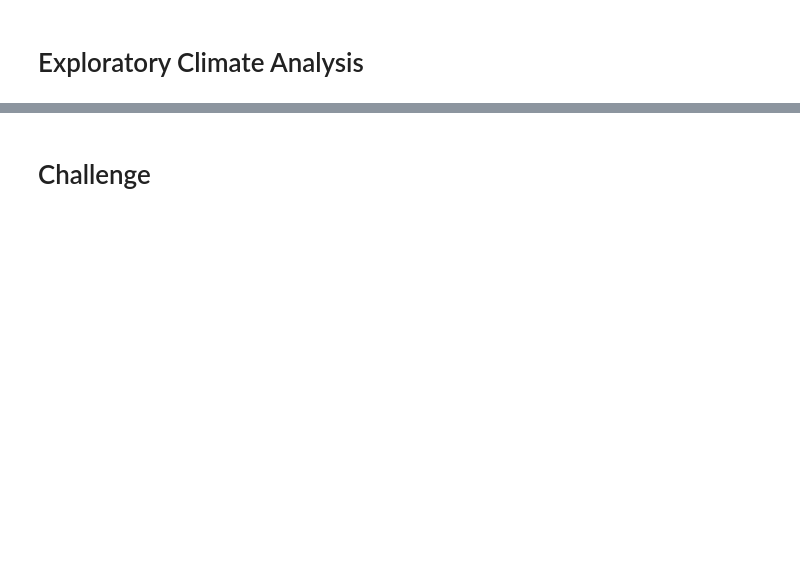
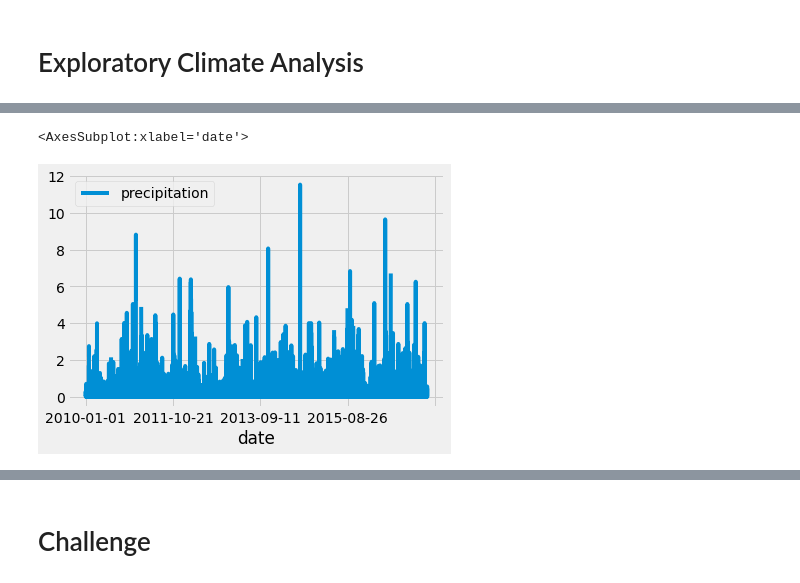
Before and after one commit to matschlue/surfs_up, a Jupyter notebook: climate_analysis.ipynb, the cells around one changed output, grey strips where cells are left out. Drawn from its saved outputs; the diff is of its cells as text; code cells hidden in the pictures; blank space fills up the shorter version.

```diff
--- a/climate_analysis.ipynb
+++ b/climate_analysis.ipynb
@@ -46,0 +48,5 @@ Base = automap_base()
+# %%
+# Perform a query to retrieve the data and precipitation scores
+results = []
+results = session.query(Measurement.date, Measurement.prcp)
+print(results.all())
@@ -46,0 +55,4 @@ Base = automap_base()
+# %%
+# Save the query results as a Pandas DataFrame and save query results in 2 columns, date and precipitation
+df = pd.DataFrame(results, columns=['date','precipitation'])
+print(df)
@@ -46,0 +74,3 @@ Base = automap_base()
+# %%
+# Save the query results as a Pandas DataFrame and set the index to the date column by using set_index() function
+df.set_index(df['date'], inplace=True)
@@ -46,0 +117,4 @@ Base = automap_base()
+# %%
+# Sort the dataframe by date
+df = df.sort_index()
+print(df.to_string(index=False))
@@ -47,2 +139,6 @@ Base = automap_base()
 # %%
 # Use Pandas to calcualte the summary statistics for the precipitation data
+df.plot()
+# %% [output]
+<AxesSubplot:xlabel='date'>
+[figure, added]
```
Also changed, not shown: parts of 13 cells of this notebook.
